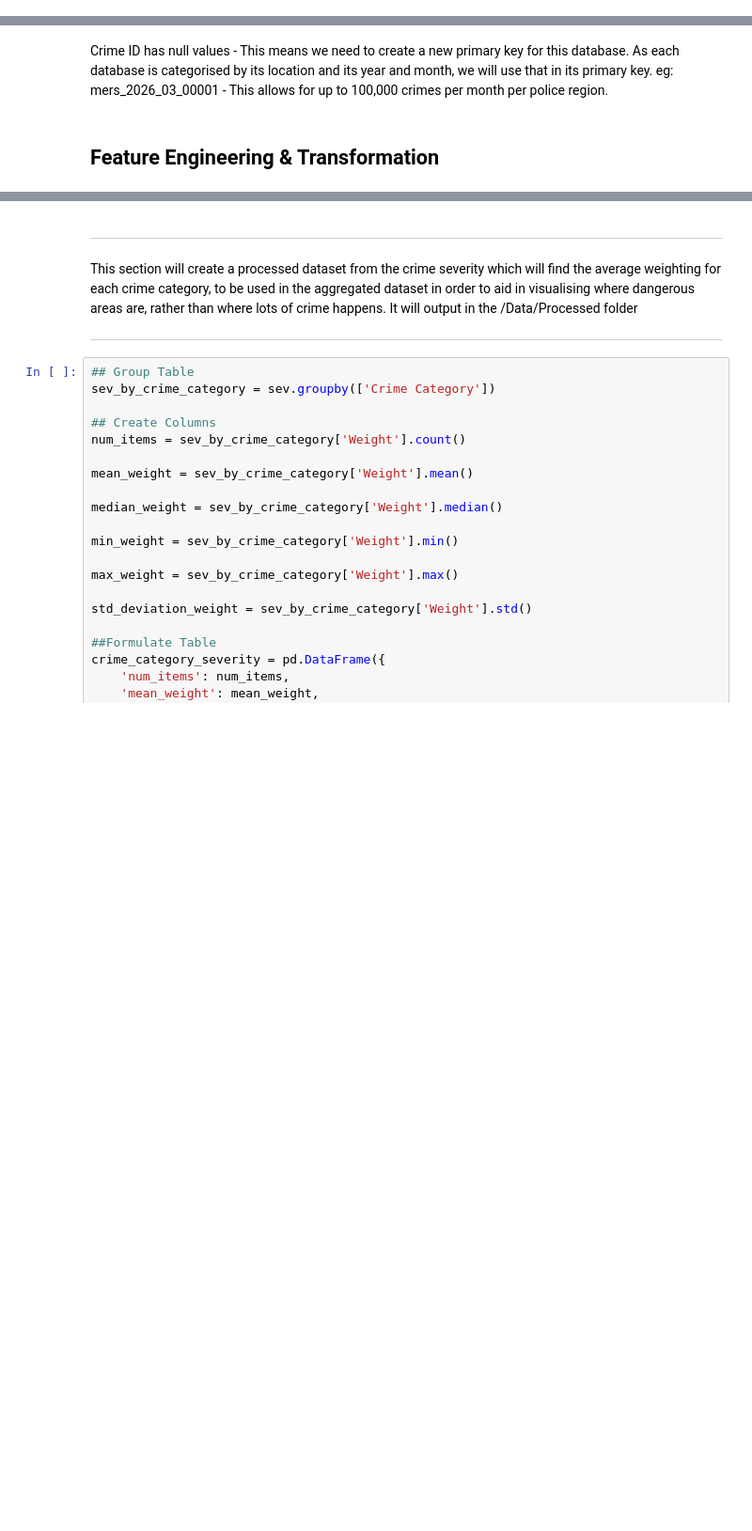
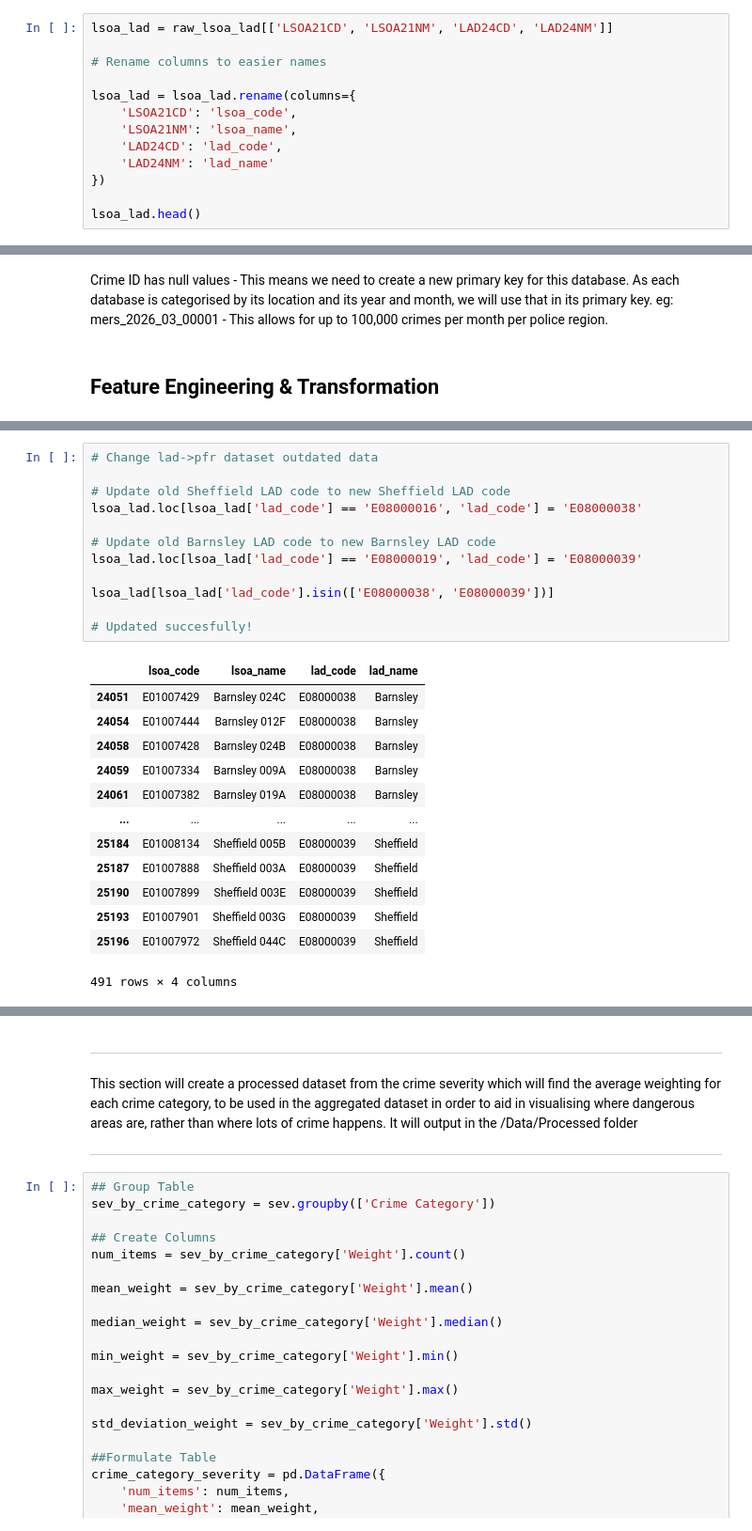
Before and after one commit to SamWilcock2468/Crime-Data-Analysis, a Jupyter notebook: Scripts/CrimeAnalysisPipeline.ipynb, the cells around one changed output, grey strips where cells are left out. Shown at 94% size. Cells and saved outputs as stored; diff of their text form; blank space fills up the shorter version.

```diff
--- a/Scripts/CrimeAnalysisPipeline.ipynb
+++ b/Scripts/CrimeAnalysisPipeline.ipynb
@@ -48,0 +239,13 @@ mssd.head()
+# %%
+lsoa_lad = raw_lsoa_lad[['LSOA21CD', 'LSOA21NM', 'LAD24CD', 'LAD24NM']]
+
+# Rename columns to easier names
+
+lsoa_lad = lsoa_lad.rename(columns={
+    'LSOA21CD': 'lsoa_code',
+    'LSOA21NM': 'lsoa_name',
+    'LAD24CD': 'lad_code',
+    'LAD24NM': 'lad_name'
+})
+
+lsoa_lad.head()
@@ -240,0 +632,26 @@ eg: mers_2026_03_00001 - This allows for up to 100,000 crimes per month per poli
+# %%
+# Change lad->pfr dataset outdated data
+
+# Update old Sheffield LAD code to new Sheffield LAD code
+lsoa_lad.loc[lsoa_lad['lad_code'] == 'E08000016', 'lad_code'] = 'E08000038'
+
+# Update old Barnsley LAD code to new Barnsley LAD code
+lsoa_lad.loc[lsoa_lad['lad_code'] == 'E08000019', 'lad_code'] = 'E08000039'
+
+lsoa_lad[lsoa_lad['lad_code'].isin(['E08000038', 'E08000039'])]
+
+# Updated succesfully!
+# %% [output]
+|  | lsoa_code | lsoa_name | lad_code | lad_name |
+| 24051 | E01007429 | Barnsley 024C | E08000038 | Barnsley |
+| 24054 | E01007444 | Barnsley 012F | E08000038 | Barnsley |
+| 24058 | E01007428 | Barnsley 024B | E08000038 | Barnsley |
+| 24059 | E01007334 | Barnsley 009A | E08000038 | Barnsley |
+| 24061 | E01007382 | Barnsley 019A | E08000038 | Barnsley |
+| ... | ... | ... | ... | ... |
+| 25184 | E01008134 | Sheffield 005B | E08000039 | Sheffield |
+| 25187 | E01007888 | Sheffield 003A | E08000039 | Sheffield |
+| 25190 | E01007899 | Sheffield 003E | E08000039 | Sheffield |
+| 25193 | E01007901 | Sheffield 003G | E08000039 | Sheffield |
+| 25196 | E01007972 | Sheffield 044C | E08000039 | Sheffield |
+491 rows × 4 columns
```
Also changed, not shown: parts of 63 cells of this notebook.
